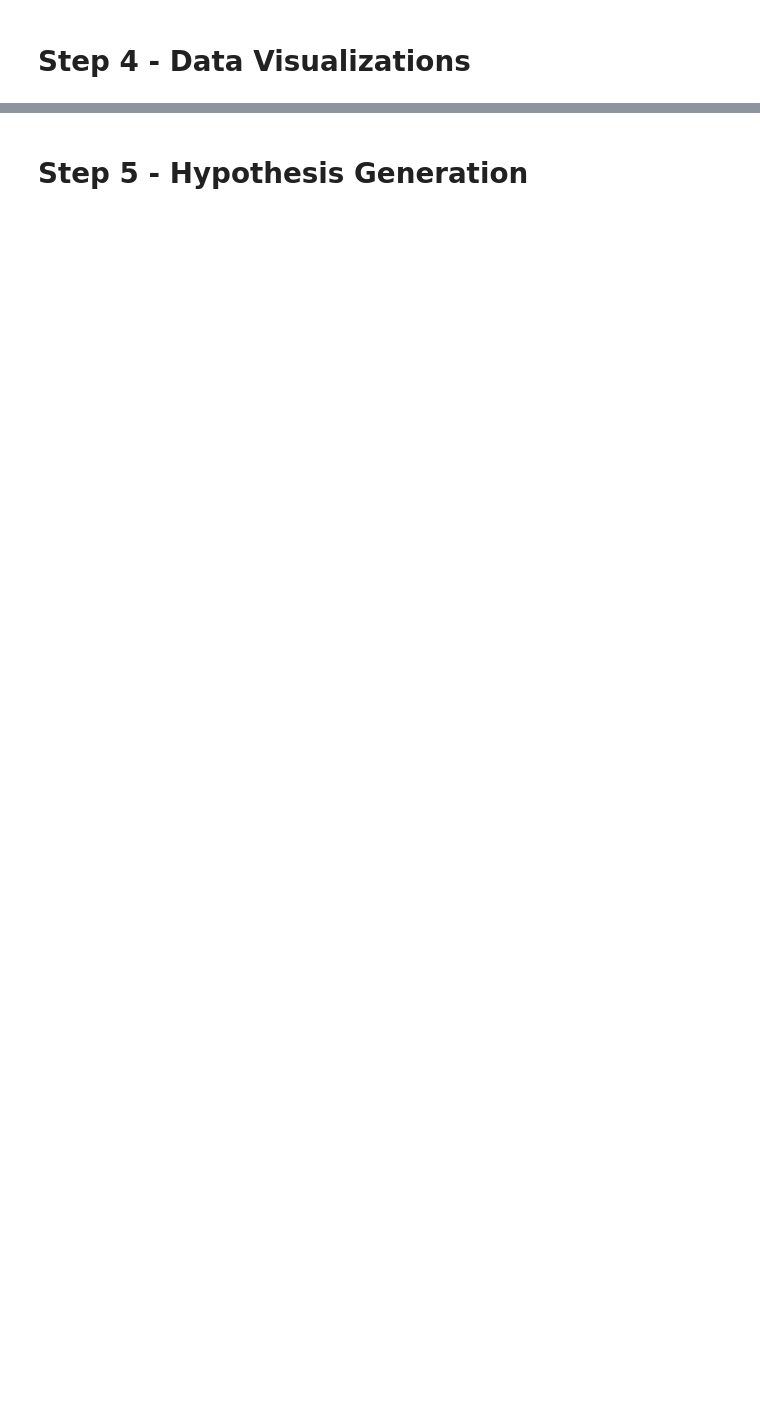
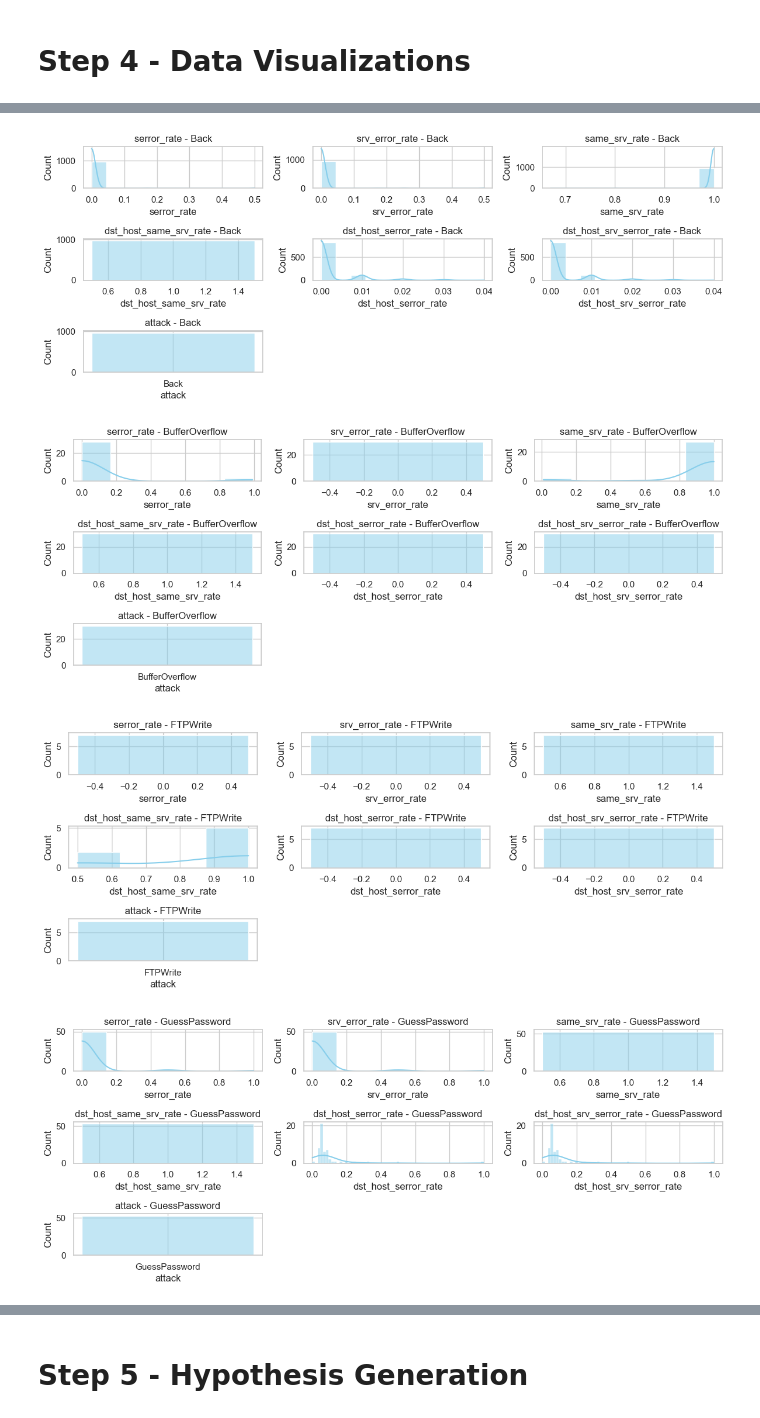
Before and after one commit to Sothirich/data_science_cyber-data-set, a Jupyter notebook: 2. Data-Exploration.ipynb, the cells around one changed output, grey strips where cells are left out. Drawn from its saved outputs; the diff is of its cells as text; code cells hidden in the pictures; blank space fills up the shorter version.

```diff
--- a/2. Data-Exploration.ipynb
+++ b/2. Data-Exploration.ipynb
@@ -93,0 +193,30 @@ for attack in df['attack'].unique():
+# %%
+#Danet
+
+attack_types = df['attack'].unique()
+
+# Calculate the number of rows and columns for subplot grid
+num_rows = (len(attack_types) - 1) // 3 + 1
+num_cols = min(len(attack_types), 3)
+
+# Loop through each attack type and plot the distributions of numerical variables
+for attack_type in attack_types:
+    plt.figure(figsize=(12, 6))
+    sns.set(style='whitegrid')
+
+    # Filter data for the current attack type
+    df_attack_type = df[df['attack'] == attack_type]
+
+    # Plot the histograms or box plots for numerical variables
+    for i, var in enumerate(numerical_vars, 1):
+        plt.subplot(num_rows, num_cols, i)
+        sns.histplot(data=df_attack_type, x=var, kde=True, color='skyblue')
+        plt.title(var + ' - ' + attack_type)
+
+    plt.tight_layout()
+    plt.show()
+# %% [output]
+[figure, added]
+[figure, added]
+[figure, added]
+[figure, added]
```
Also changed, not shown: parts of 11 cells of this notebook.
